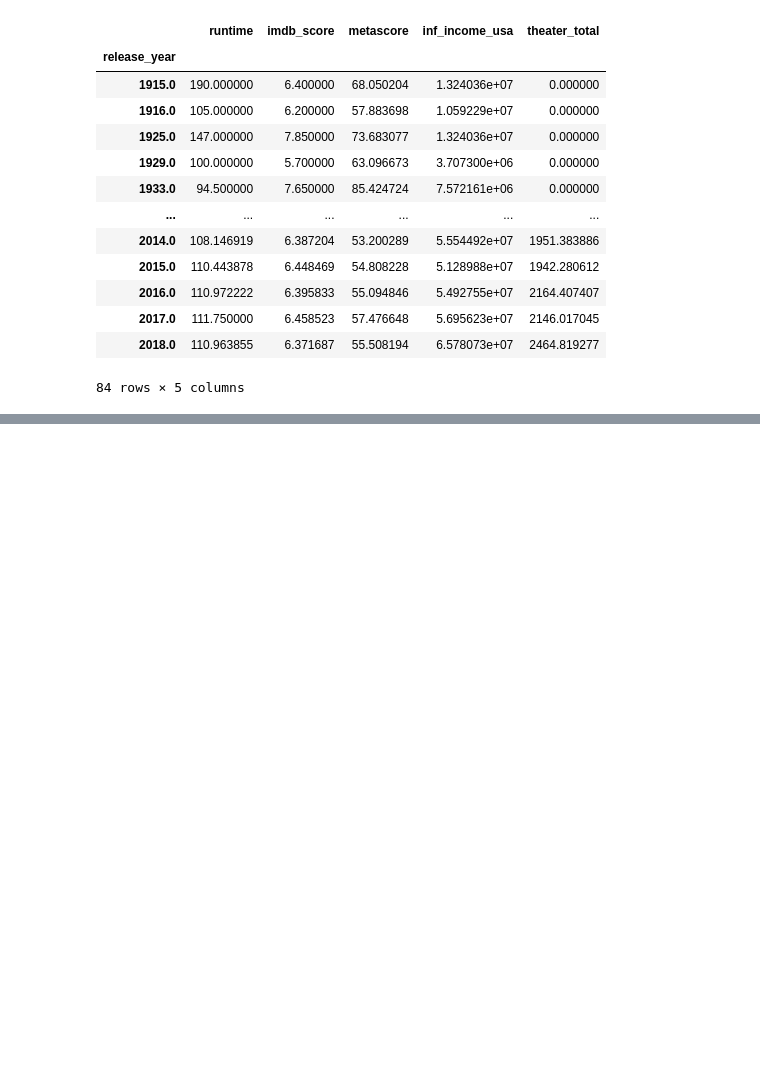
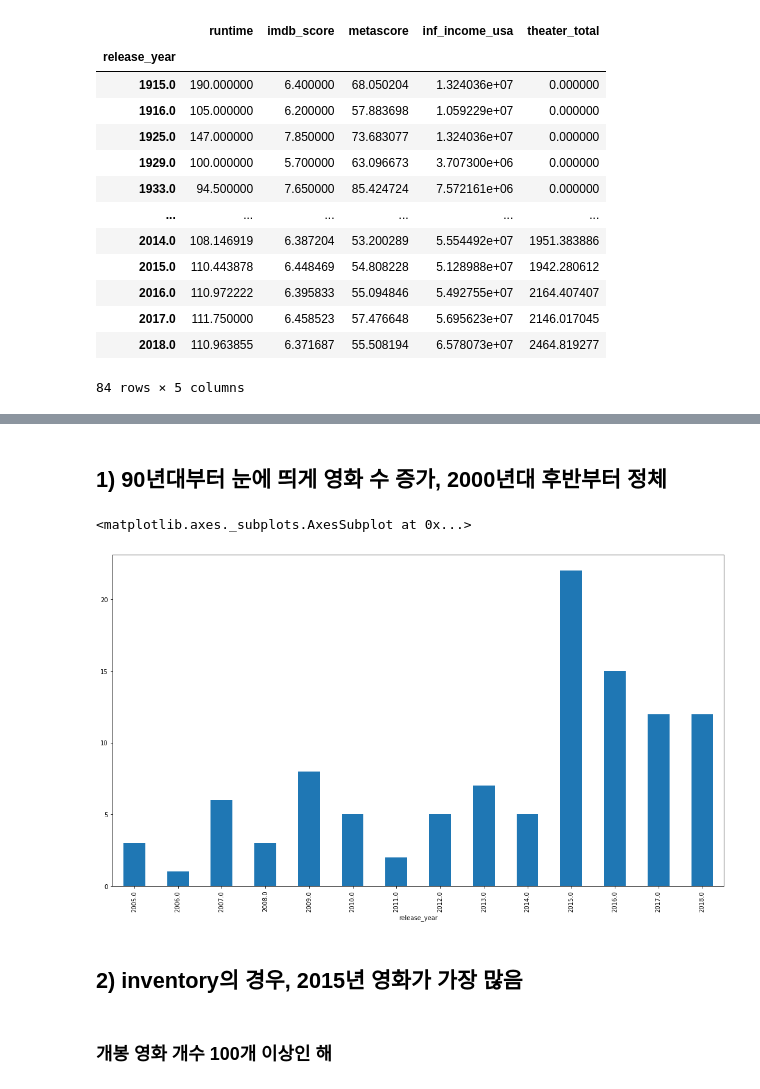
Before and after one commit to POSCO-AI-BIG-9th-A/POSCO-Academy-A3_, a Jupyter notebook: proj_bigdata/code/Hanbin/EDA_meta.ipynb, the cells around one changed output, grey strips where cells are left out. Drawn from its saved outputs; the diff is of its cells as text; code cells hidden in the pictures; blank space fills up the shorter version.

```diff
--- a/proj_bigdata/code/Hanbin/EDA_meta.ipynb
+++ b/proj_bigdata/code/Hanbin/EDA_meta.ipynb
@@ -56,3 +62,5 @@ df
+# %%
+df_inv = df[df['inv_exist']==1]
 # %%
 for c in df.columns:
     print(c,'결측치 개수:',df[c].isna().sum())
@@ -171,0 +138,11 @@ grd_by_year_sum
+# %% [markdown]
+## 1) 90년대부터 눈에 띄게 영화 수 증가, 2000년대 후반부터 정체
+# %%
+df_inv.groupby('release_year').count()['movie_id'].plot.bar(figsize=(18,10))
+# %% [output]
+<matplotlib.axes._subplots.AxesSubplot at 0x...>
+[figure, added]
+# %% [markdown]
+## 2) inventory의 경우, 2015년 영화가 가장 많음
+# %% [markdown]
+### 개봉 영화 개수 100개 이상인 해
```
Also changed, not shown: parts of 110 cells of this notebook.
